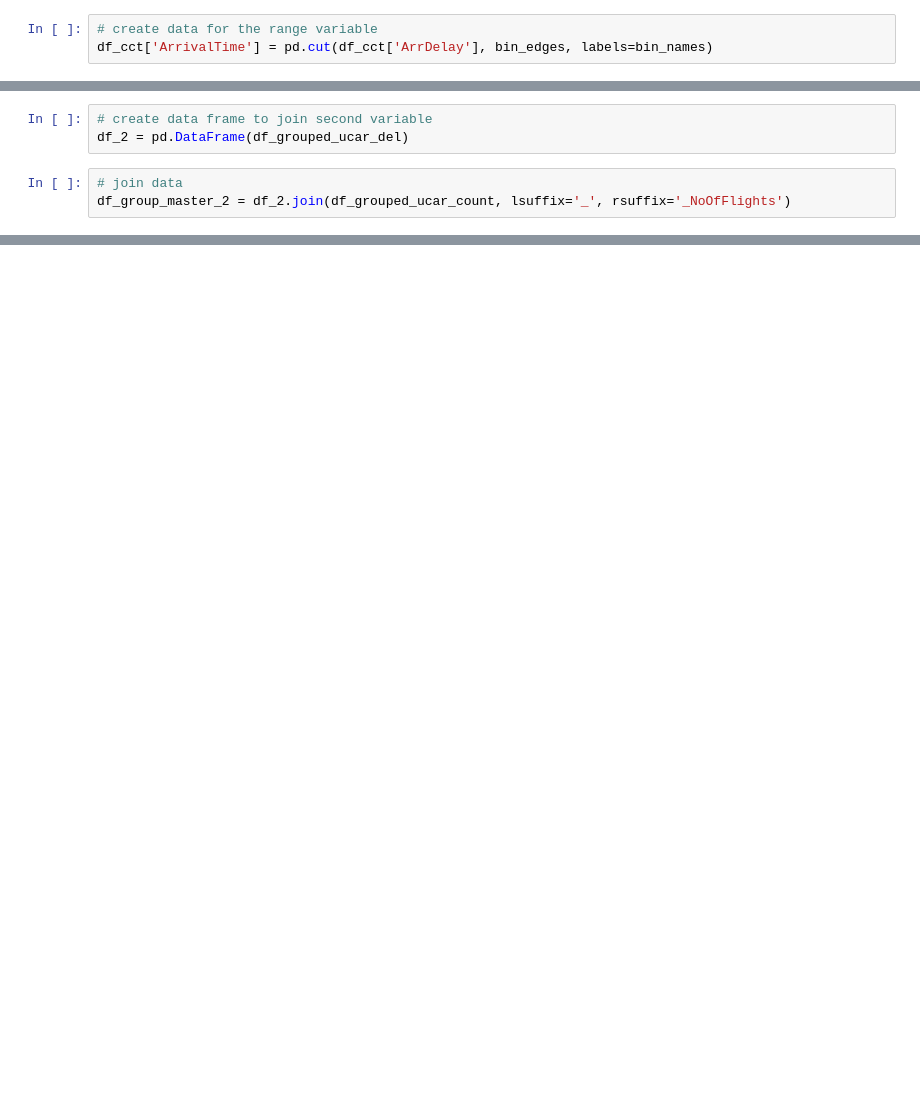
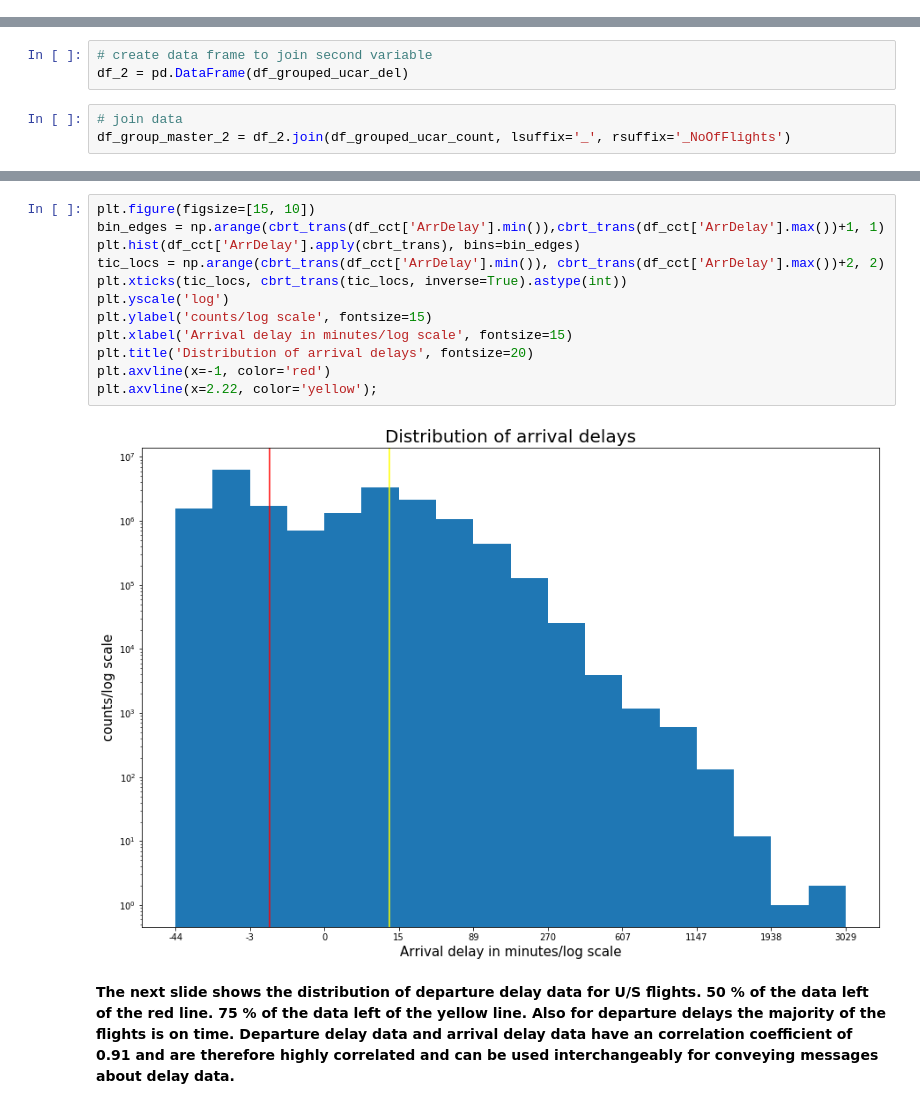
Before and after one commit to ToHa1966/Flights, a Jupyter notebook: Flights.ipynb, the cells around one changed output, grey strips where cells are left out. Saved outputs shown, nothing was run; the diff lists cells and outputs as text; blank space fills up the shorter version.

```diff
--- a/Flights.ipynb
+++ b/Flights.ipynb
@@ -2829,3 +2705,0 @@ bin_names = ['early', 'ontime', 'late']
-# %%
-# create data for the range variable
-df_cct['ArrivalTime'] = pd.cut(df_cct['ArrDelay'], bin_edges, labels=bin_names)
@@ -2945,0 +2969,17 @@ g.map(plt.scatter,  'Distance', 'ArrDelay');
+# %%
+plt.figure(figsize=[15, 10])
+bin_edges = np.arange(cbrt_trans(df_cct['ArrDelay'].min()),cbrt_trans(df_cct['ArrDelay'].max())+1, 1)
+plt.hist(df_cct['ArrDelay'].apply(cbrt_trans), bins=bin_edges)
+tic_locs = np.arange(cbrt_trans(df_cct['ArrDelay'].min()), cbrt_trans(df_cct['ArrDelay'].max())+2, 2)
+plt.xticks(tic_locs, cbrt_trans(tic_locs, inverse=True).astype(int))
+plt.yscale('log')
+plt.ylabel('counts/log scale', fontsize=15)
+plt.xlabel('Arrival delay in minutes/log scale', fontsize=15)
+plt.title('Distribution of arrival delays', fontsize=20)
+plt.axvline(x=-1, color='red')
+plt.axvline(x=2.22, color='yellow');
+# %% [output]
+[figure, added]
+# %% [markdown]
+**The next slide shows the distribution of departure delay data for U/S flights. 50 % of the data left of the red line. 75 % of the data left of the yellow line. Also for departure delays the majority of the flights is on time.
+Departure delay data and arrival delay data have an correlation coefficient of 0.91 and are therefore highly correlated and can be used interchangeably for conveying messages about delay data.**
```
Also changed, not shown: parts of 126 cells of this notebook.
